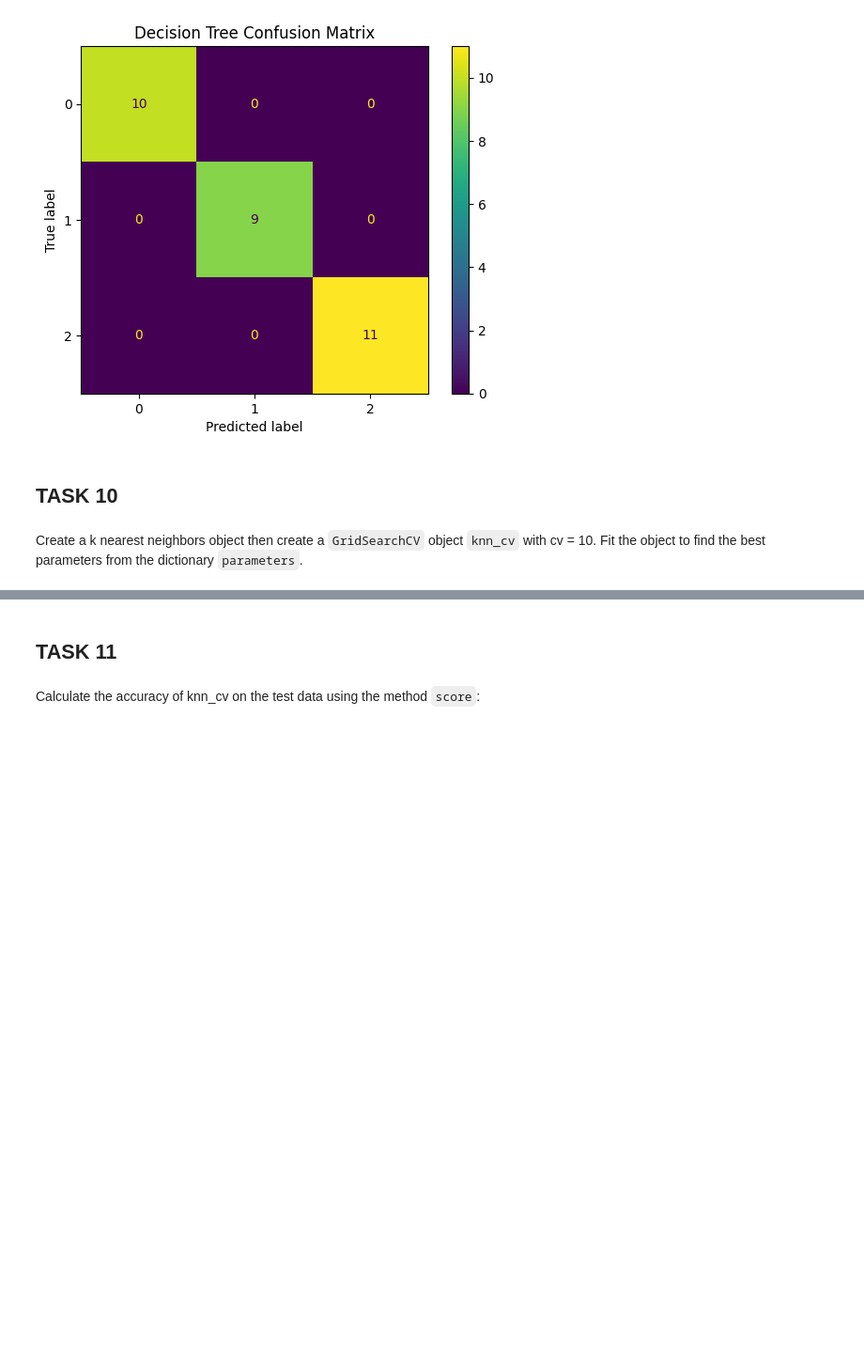
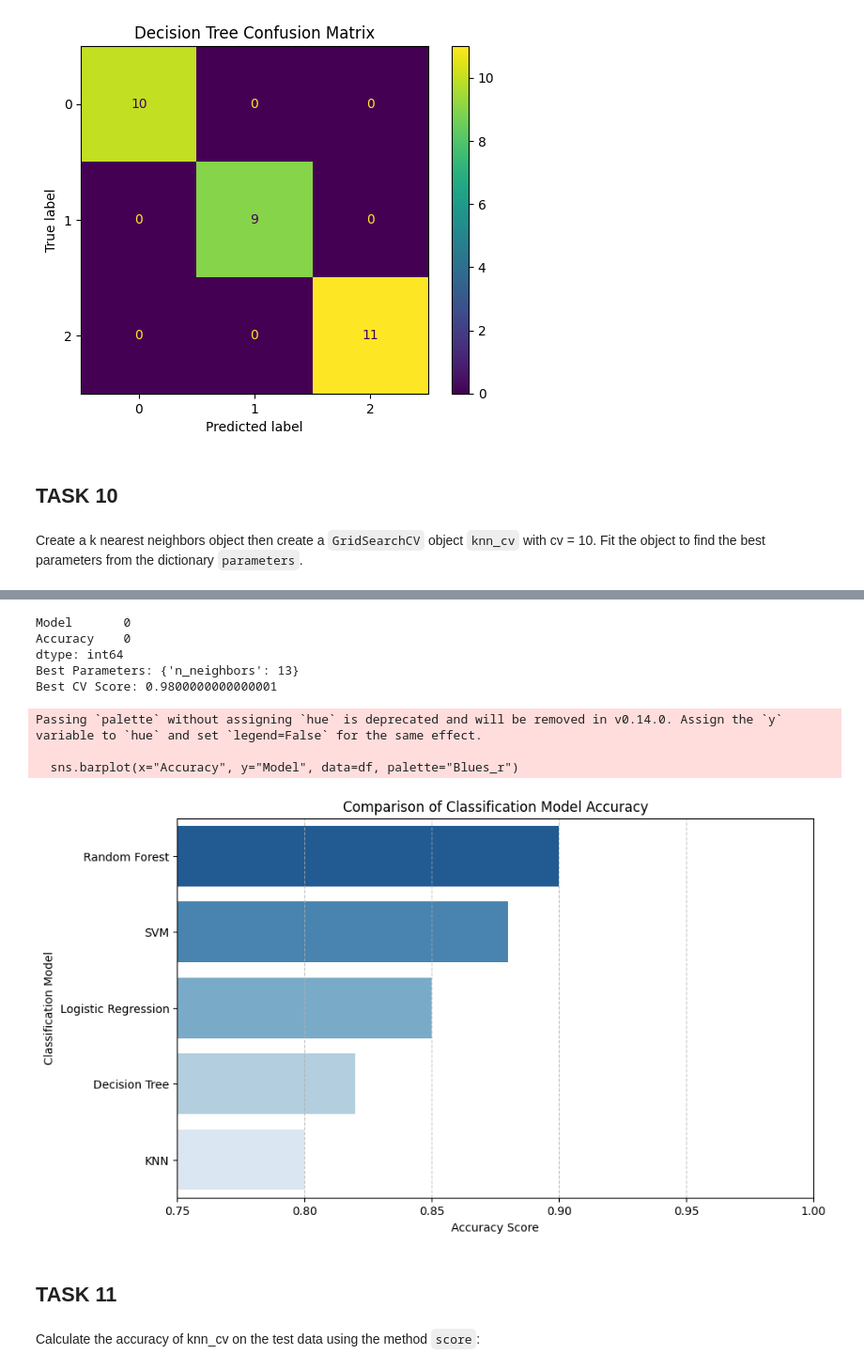
Before and after one commit to Kuandatesla/SpaceX, a Jupyter notebook: SpaceX_Machine Learning Prediction_Part_5.ipynb, the cells around one changed output, grey strips where cells are left out. Shown at 94% size. Saved outputs shown, nothing was run; the diff lists cells and outputs as text; code cells hidden in the pictures; blank space fills up the shorter version.

```diff
--- a/SpaceX_Machine Learning Prediction_Part_5.ipynb
+++ b/SpaceX_Machine Learning Prediction_Part_5.ipynb
@@ -545,3 +519,67 @@ print("Best cross-validation score:", knn_cv.best_score_)
+# %%
+from sklearn.model_selection import GridSearchCV
+from sklearn.neighbors import KNeighborsClassifier
+
+# Check and drop missing values
+print(df.isnull().sum())
+df = df.dropna()
+
+# Define KNN model
+knn = KNeighborsClassifier()
+
+# Define parameter grid (example: tuning 'n_neighbors')
+parameters = {'n_neighbors': list(range(1, 21))}
+
+# Create GridSearchCV object with 10-fold cross-validation
+knn_cv = GridSearchCV(knn, parameters, cv=10)
+
+# Fit GridSearchCV to the data
+knn_cv.fit(X, y)
+
+# Print best parameters and best score
+print("Best Parameters:", knn_cv.best_params_)
+print("Best CV Score:", knn_cv.best_score_)
+# %% [output]
+Model       0
+Accuracy    0
+dtype: int64
+Best Parameters: {'n_neighbors': 13}
+Best CV Score: 0.9800000000000001
+# %%
+import matplotlib.pyplot as plt
+import seaborn as sns
+import pandas as pd
+
+# Example accuracy scores (replace with actual values from your notebook)
+model_accuracies = {
+    "Logistic Regression": 0.85,
+    "SVM": 0.88,
+    "Decision Tree": 0.82,
+    "KNN": 0.80,
+    "Random Forest": 0.90
+}
+
+# Convert to DataFrame for visualization
+df = pd.DataFrame(list(model_accuracies.items()), columns=["Model", "Accuracy"])
+
+# Sort models by accuracy
+df = df.sort_values(by="Accuracy", ascending=False)
+# %%
+plt.figure(figsize=(10, 6))
+sns.barplot(x="Accuracy", y="Model", data=df, palette="Blues_r")
+
+plt.xlabel("Accuracy Score")
+plt.ylabel("Classification Model")
+plt.title("Comparison of Classification Model Accuracy")
+plt.xlim(0.75, 1.0)  # Adjust based on accuracy range
+plt.grid(axis="x", linestyle="--", alpha=0.7)
+
+plt.show()
+# %% [output]
+Passing `palette` without assigning `hue` is deprecated and will be removed in v0.14.0. Assign the `y` variable to `hue` and set `legend=False` for the same effect.
+
+  sns.barplot(x="Accuracy", y="Model", data=df, palette="Blues_r")
+[figure, added]
 # %% [markdown]
 ## TASK  11
 # %% [markdown]
```
Also changed, not shown: parts of 23 cells of this notebook.
